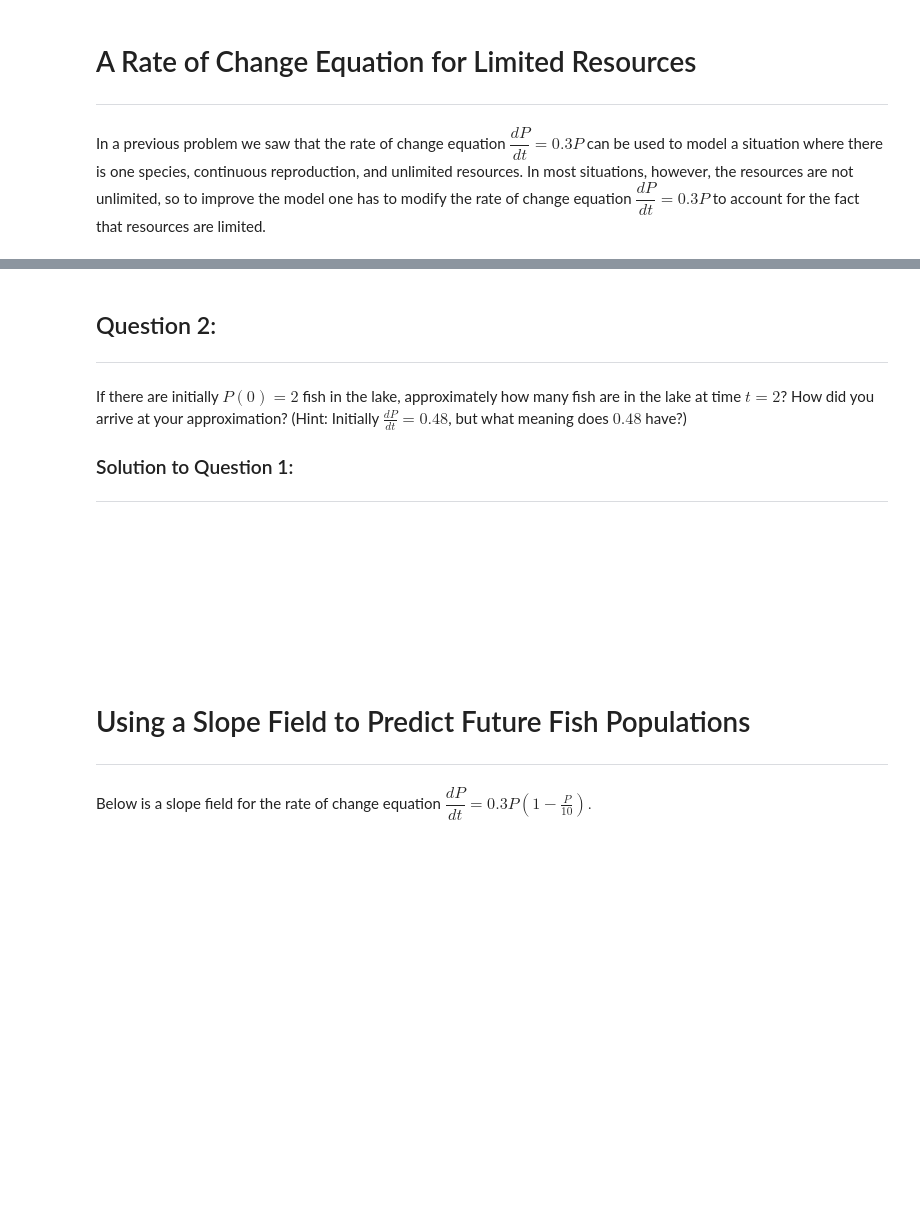
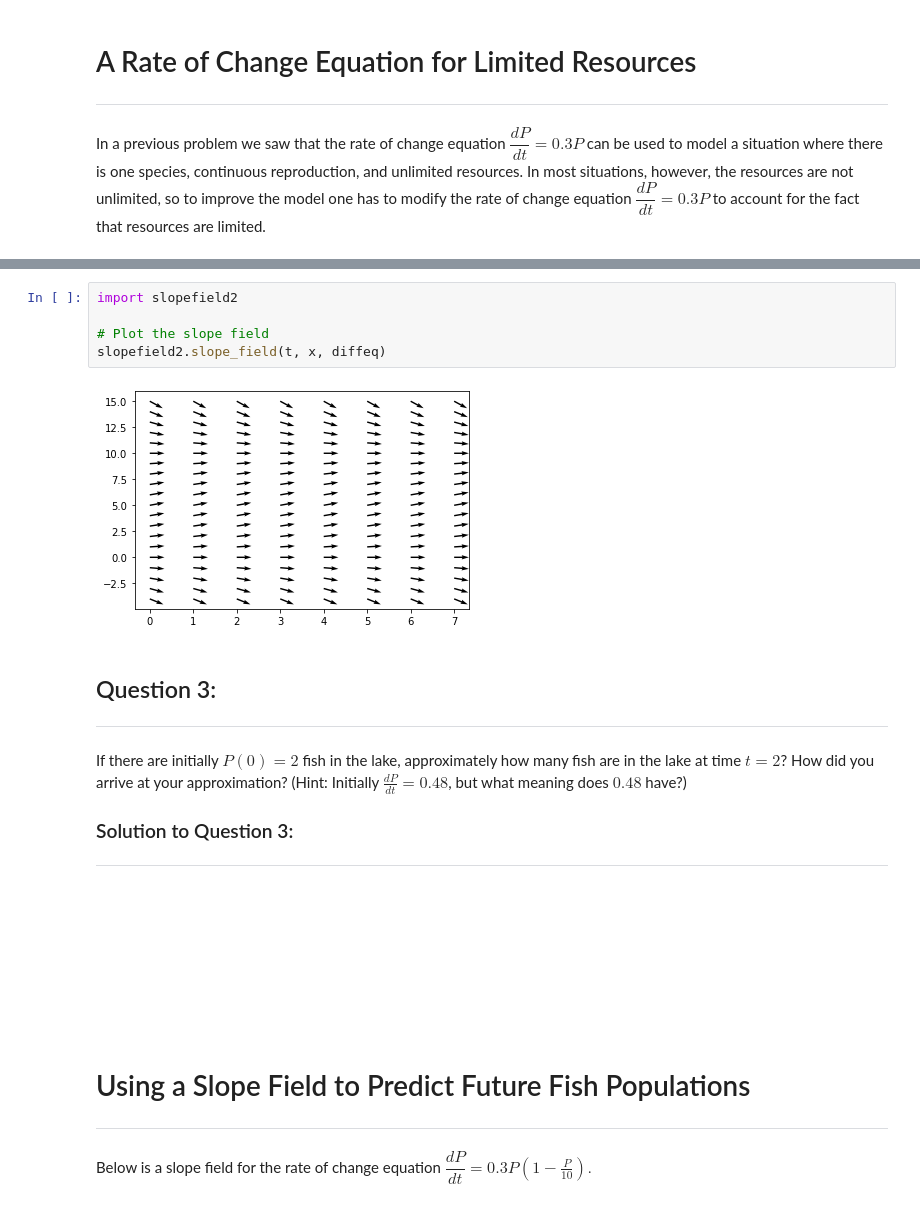
Before and after one commit to CU-Denver-MathStats-OER/ODEs, a Jupyter notebook: Chp1/04 Eulers Method.ipynb, the cells around one changed output, grey strips where cells are left out. Saved outputs shown, nothing was run; the diff lists cells and outputs as text; blank space fills up the shorter version.

```diff
--- a/Chp1/04 Eulers Method.ipynb
+++ b/Chp1/04 Eulers Method.ipynb
@@ -31,10 +48,17 @@ $$ \frac{dP}{dt}=0.3P\left(1-\frac{P}{10}\right).$$
+# %%
+import slopefield2
+
+# Plot the slope field
+slopefield2.slope_field(t, x, diffeq)
+# %% [output]
+[figure, added]
 # %% [markdown]
-## <a name='04quest2'>Question 2:</a>
+## <a name='04quest3'>Question 3:</a>
 ----
 
 If there are initially $P(0)=2$ fish in the lake, approximately how many fish are in the lake at time $t=2$?  How did you arrive at your approximation? (Hint: Initially $\frac{dP}{dt} = 0.48$, but what meaning does $0.48$ have?)
 
-### Solution to Question 1:
+### Solution to Question 3:
 ----
 
 <br> <br> <br> <br> <br> <br>
```
Also changed, not shown: parts of 14 cells of this notebook, 3 other files.
